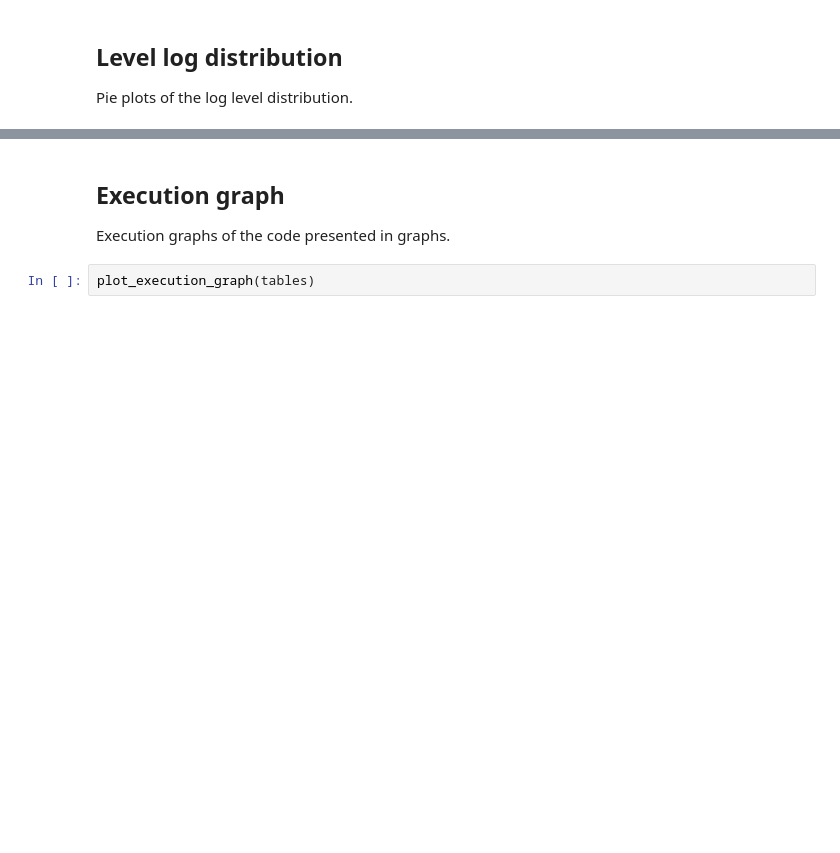
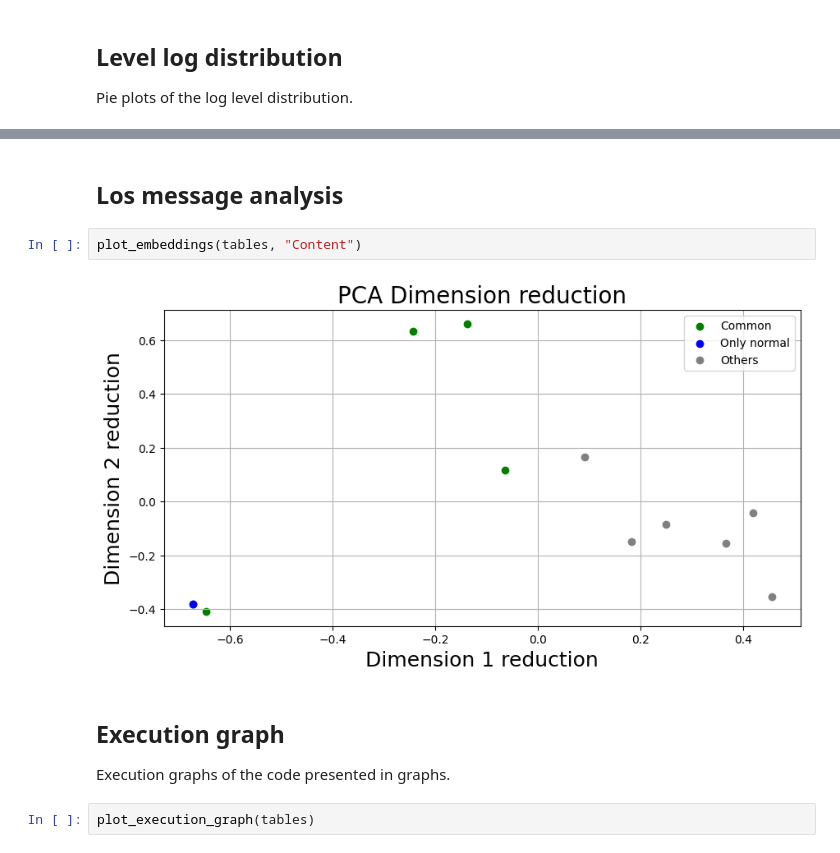
Before and after one commit to ait-aecid/log-gym, a Jupyter notebook: notebooks/data_analysis.ipynb, the cells around one changed output, grey strips where cells are left out. Drawn from its saved outputs; the diff is of its cells as text; blank space fills up the shorter version.

```diff
--- a/notebooks/data_analysis.ipynb
+++ b/notebooks/data_analysis.ipynb
@@ -89,3 +104,9 @@ plot_level_dist(tables)
+# %% [markdown]
+## Los message analysis
+# %%
+plot_embeddings(tables, "Content")
+# %% [output]
+[figure, added]
 # %% [markdown]
 ## Execution graph
 
```
Also changed, not shown: parts of 10 cells of this notebook, 1 other file.
